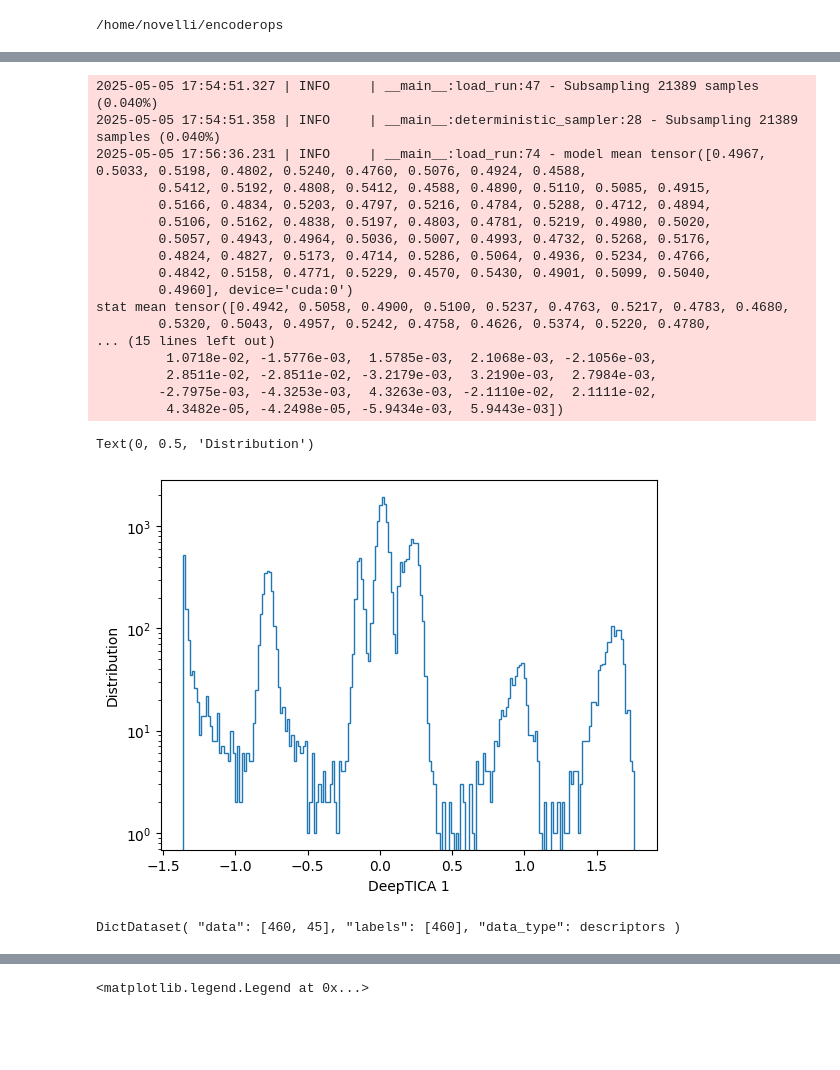
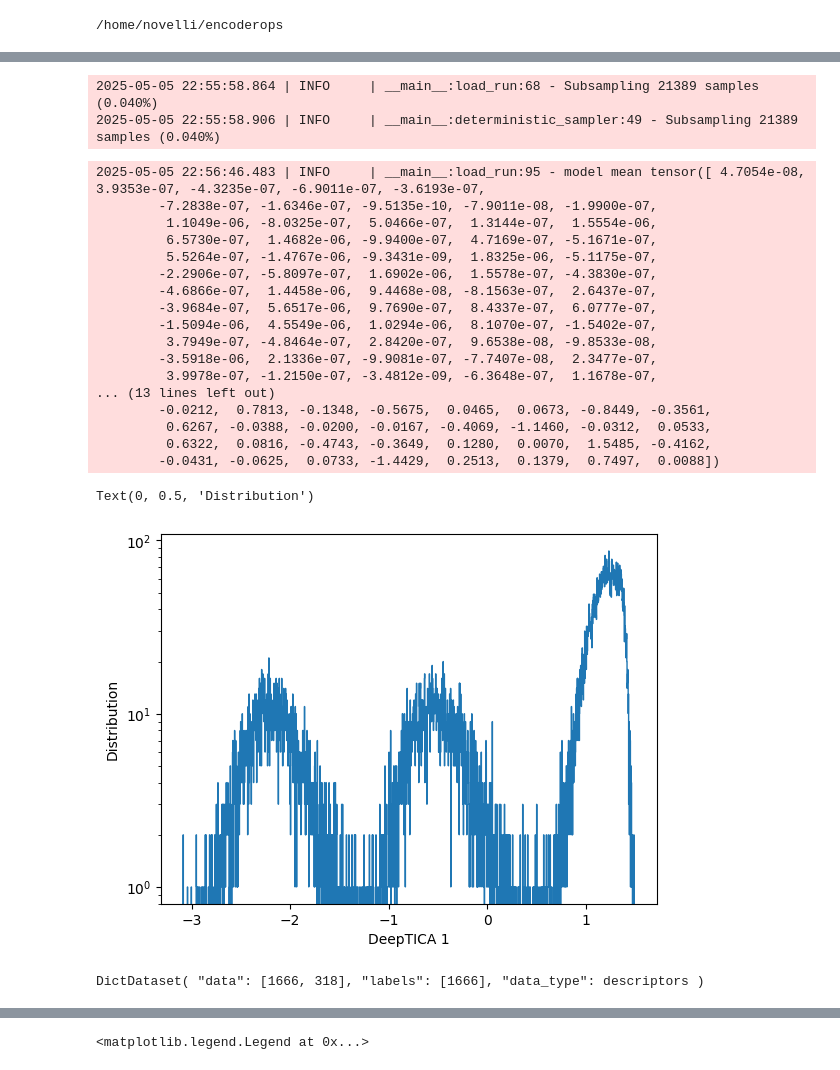
Before and after one commit to pietronvll/encoderops, a Jupyter notebook: analysis/scratch.ipynb, the cells around one changed output, grey strips where cells are left out. Drawn from its saved outputs; the diff is of its cells as text; code cells hidden in the pictures; blank space fills up the shorter version.

```diff
--- a/analysis/scratch.ipynb
+++ b/analysis/scratch.ipynb
@@ -20,10 +20,31 @@ from src.data import mdtraj_load
 import numpy as np
 import os
 from analysis.descriptors import compute_descriptors
+import wandb
 load_dotenv()
 
 #treescope.basic_interactive_setup()
 
+
+protein_id = "CLN025"
+traj_id = 0
+api = wandb.Api()
+
+for run in api.runs(f"csml/encoderops-{protein_id}-{traj_id}"):
+    updated: bool = False
+    if run.state == "finished":
+        data_path = Path(f"logs/encoderops-{protein_id}-{traj_id}/{run.id}")
+        model = EvolutionOperator.load_from_checkpoint(next(data_path.glob("**/last.ckpt")))
+        model_args = asdict(model.model_args)
+        for k, v in model_args.items():
+            if k not in run.config:
+                run.config[k] = v
+                updated = True
+        run.update()
+        if updated:
+            logger.info(f"Updated run {run.id}")
+        else:
+            logger.info(f"Run {run.id} was already up to date")
 
 def deterministic_sampler(dataset, subsample:float, seed: int, verbose: bool = True):
     generator = torch.Generator()
@@ -108,26 +147,28 @@ def descriptors(protein_id: str, sample_idxs: list[int] | None, descriptors=['di
 # %%
 protein_id = "CLN025"
 
-run_id = "uuaz2hv8"
+run_id = "usicb76u"
 subsample = 0.04
 
 model, results = load_run(run_id, protein_id, subsample=subsample)
 # %% [output]
-2025-05-05 17:54:51.327 | INFO     | __main__:load_run:47 - Subsampling 21389 samples (0.040%)
-2025-05-05 17:54:51.358 | INFO     | __main__:deterministic_sampler:28 - Subsampling 21389 samples (0.040%)
-2025-05-05 17:56:36.231 | INFO     | __main__:load_run:74 - model mean tensor([0.4967, 0.5033, 0.5198, 0.4802, 0.5240, 0.4760, 0.5076, 0.4924, 0.4588,
-        0.5412, 0.5192, 0.4808, 0.5412, 0.4588, 0.4890, 0.5110, 0.5085, 0.4915,
-        0.5166, 0.4834, 0.5203, 0.4797, 0.5216, 0.4784, 0.5288, 0.4712, 0.4894,
-        0.5106, 0.5162, 0.4838, 0.5197, 0.4803, 0.4781, 0.5219, 0.4980, 0.5020,
-        0.5057, 0.4943, 0.4964, 0.5036, 0.5007, 0.4993, 0.4732, 0.5268, 0.5176,
-        0.4824, 0.4827, 0.5173, 0.4714, 0.5286, 0.5064, 0.4936, 0.5234, 0.4766,
-        0.4842, 0.5158, 0.4771, 0.5229, 0.4570, 0.5430, 0.4901, 0.5099, 0.5040,
-        0.4960], device='cuda:0')
-stat mean tensor([0.4942, 0.5058, 0.4900, 0.5100, 0.5237, 0.4763, 0.5217, 0.4783, 0.4680,
-        0.5320, 0.5043, 0.4957, 0.5242, 0.4758, 0.4626, 0.5374, 0.5220, 0.4780,
-... (15 lines left out)
-         1.0718e-02, -1.5776e-03,  1.5785e-03,  2.1068e-03, -2.1056e-03,
-         2.8511e-02, -2.8511e-02, -3.2179e-03,  3.2190e-03,  2.7984e-03,
-        -2.7975e-03, -4.3253e-03,  4.3263e-03, -2.1110e-02,  2.1111e-02,
-         4.3482e-05, -4.2498e-05, -5.9434e-03,  5.9443e-03])
+2025-05-05 22:55:58.864 | INFO     | __main__:load_run:68 - Subsampling 21389 samples (0.040%)
+2025-05-05 22:55:58.906 | INFO     | __main__:deterministic_sampler:49 - Subsampling 21389 samples (0.040%)
+2025-05-05 22:56:46.483 | INFO     | __main__:load_run:95 - model mean tensor([ 4.7054e-08,  3.9353e-07, -4.3235e-07, -6.9011e-07, -3.6193e-07,
+        -7.2838e-07, -1.6346e-07, -9.5135e-10, -7.9011e-08, -1.9900e-07,
+         1.1049e-06, -8.0325e-07,  5.0466e-07,  1.3144e-07,  1.5554e-06,
+         6.5730e-07,  1.4682e-06, -9.9400e-07,  4.7169e-07, -5.1671e-07,
+         5.5264e-07, -1.4767e-06, -9.3431e-09,  1.8325e-06, -5.1175e-07,
+        -2.2906e-07, -5.8097e-07,  1.6902e-06,  1.5578e-07, -4.3830e-07,
+        -4.6866e-07,  1.4458e-06,  9.4468e-08, -8.1563e-07,  2.6437e-07,
+        -3.9684e-07,  5.6517e-06,  9.7690e-07,  8.4337e-07,  6.0777e-07,
+        -1.5094e-06,  4.5549e-06,  1.0294e-06,  8.1070e-07, -1.5402e-07,
+         3.7949e-07, -4.8464e-07,  2.8420e-07,  9.6538e-08, -9.8533e-08,
+        -3.5918e-06,  2.1336e-07, -9.9081e-07, -7.7407e-08,  2.3477e-07,
+         3.9978e-07, -1.2150e-07, -3.4812e-09, -6.3648e-07,  1.1678e-07,
+... (13 lines left out)
+        -0.0212,  0.7813, -0.1348, -0.5675,  0.0465,  0.0673, -0.8449, -0.3561,
+         0.6267, -0.0388, -0.0200, -0.0167, -0.4069, -1.1460, -0.0312,  0.0533,
+         0.6322,  0.0816, -0.4743, -0.3649,  0.1280,  0.0070,  1.5485, -0.4162,
+        -0.0431, -0.0625,  0.0733, -1.4429,  0.2513,  0.1379,  0.7497,  0.0088])
 # %%
@@ -135,24 +176,22 @@ traj, desc_df, feats_info = descriptors(protein_id, sample_idxs=results['sample_
 # %%
 fig, ax = plt.subplots()
-eigfun = results['r_fun'][:, 2].real
-ax.hist(eigfun,bins=200,histtype='step')
+mask = results['r_fun'][:, 0].real > 0
+eigfun = results['r_fun'][:, 1].real
+ax.hist(eigfun[mask],bins=2000,histtype='step')
 ax.set_yscale('log')
 ax.set_xlabel('DeepTICA 1')
 ax.set_ylabel('Distribution')
 # %% [output]
 Text(0, 0.5, 'Distribution')
-[figure, old version]
+[figure, new version]
 # %%
 from mlcolvar.data import DictDataset
 df = desc_df.copy()
 labels = np.zeros(len(df))
 # State 1
-labels[np.argwhere(eigfun < -0.5)] = 1
+labels[np.argwhere(np.logical_and(eigfun < 0, mask))] = 1
 # State 2
-# mask = np.logical_and(eigfun < 1.0, eigfun > 0.25)
-# labels[np.argwhere(mask)] = 2
-# State 3
-labels[np.argwhere(eigfun > 0.5)] = 2
+labels[np.argwhere(np.logical_and(eigfun > 0.5, mask))] = 2
 
 
 df['labels'] = labels
@@ -182,7 +221,7 @@ dataset = DictDataset(dict(data=X,labels=y))
 dataset.feature_names = feat_names
 dataset
 # %% [output]
-DictDataset( "data": [460, 45], "labels": [460], "data_type": descriptors )
+DictDataset( "data": [1666, 318], "labels": [1666], "data_type": descriptors )
 # %%
 from mlcolvar.explain.lasso import SparsityScoring, plot_lasso_classification
 from sklearn.preprocessing import StandardScaler
```
Also changed, not shown: parts of 7 cells of this notebook.
